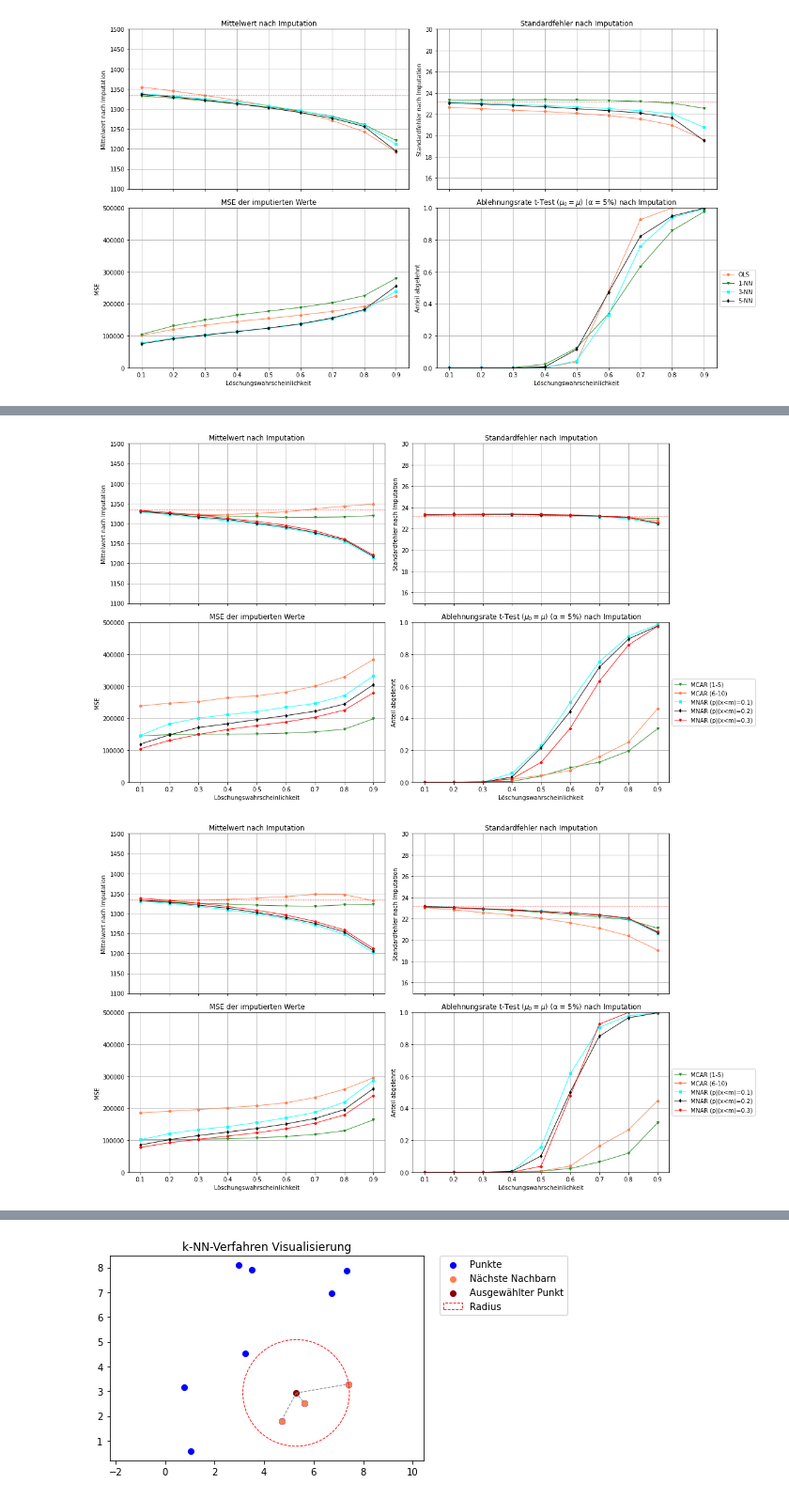
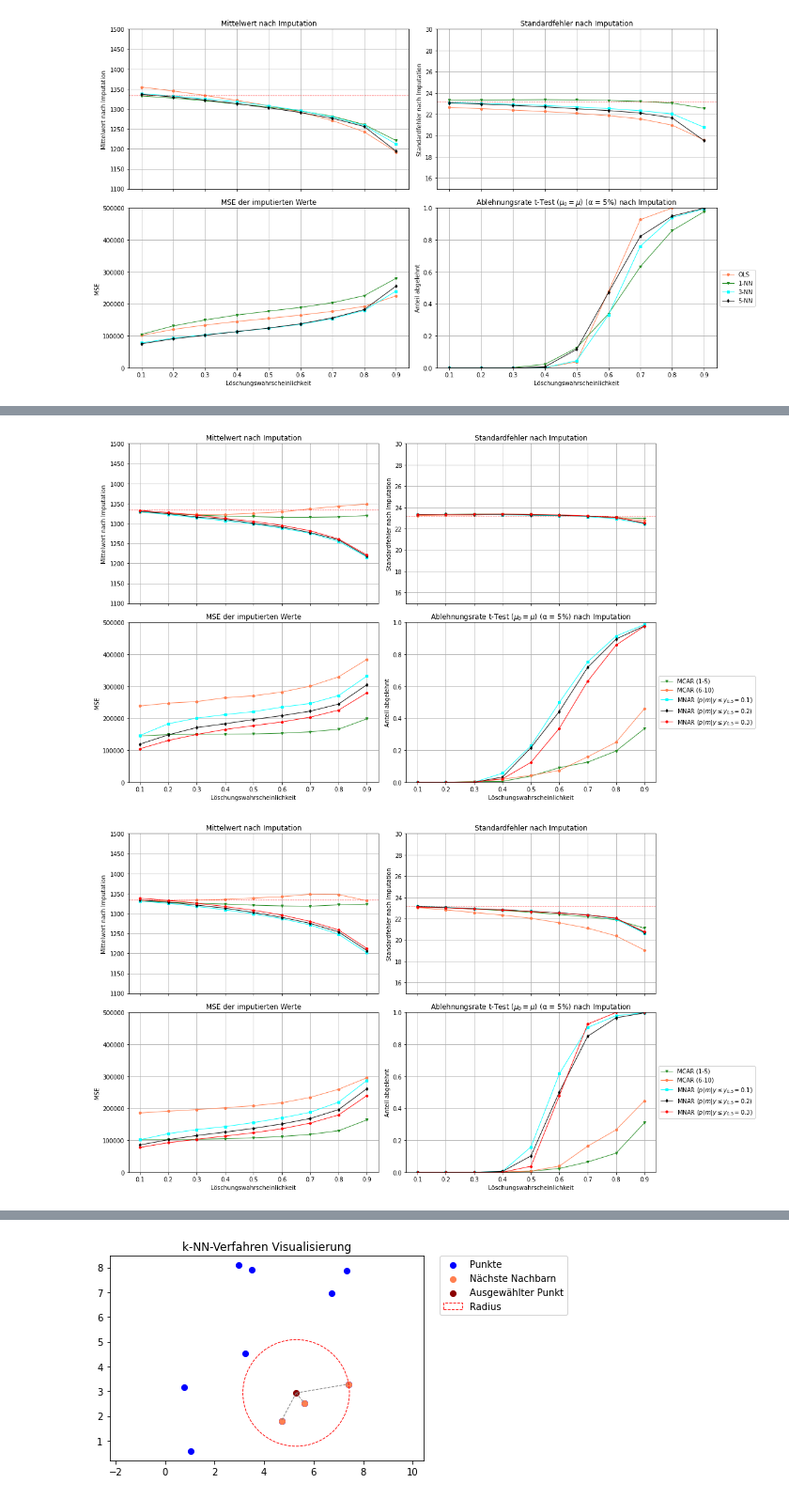
Before and after one commit to Zin9zan9/Stat_Seminar, a Jupyter notebook: Simulationen (neu)/Grafiken copy (24.03.).ipynb, the cells around one changed output, grey strips where cells are left out. Shown: that part at 94% size. Cells and saved outputs as stored; diff of their text form; code cells hidden in the pictures.

```diff
--- a/Simulationen (neu)/Grafiken copy (24.03.).ipynb
+++ b/Simulationen (neu)/Grafiken copy (24.03.).ipynb
@@ -232,9 +237,9 @@ ax1.grid(True); ax2.grid(True); ax3.grid(True); ax4.grid(True)
 # Plotting for the first plot
 ax1.plot(df_knn1_mean['chance'], df_knn1_mean['Mittelwert MCAR Std'], marker='v', color='forestgreen', linewidth=1, markersize=4, label='MCAR (1-5)')
 ax1.plot(df_knn1_mean['chance'], df_knn1_mean['Mittelwert MCAR'], marker='o', color='coral', linewidth=1, markersize=4, label='MCAR (6-10)')
-ax1.plot(df_knn1_mean['chance'], df_knn1_mean['Mittelwert MNAR 0.1'], marker='s', color='cyan', linewidth=1, markersize=4, label='MNAR (p|(x<m)=0.1)')
-ax1.plot(df_knn1_mean['chance'], df_knn1_mean['Mittelwert MNAR 0.2'], marker='d', color='black', linewidth=1, markersize=4, label='MNAR (p|(x<m)=0.2)')
-ax1.plot(df_knn1_mean['chance'], df_knn1_mean['Mittelwert MNAR 0.3'], marker='P', color='red', linewidth=1, markersize=4, label='MNAR (p|(x<m)=0.3)')
+ax1.plot(df_knn1_mean['chance'], df_knn1_mean['Mittelwert MNAR 0.1'], marker='s', color='cyan', linewidth=1, markersize=4, label='MNAR ($p(m|y\leq y_{0.5}=0.1$)')
+ax1.plot(df_knn1_mean['chance'], df_knn1_mean['Mittelwert MNAR 0.2'], marker='d', color='black', linewidth=1, markersize=4, label='MNAR ($p(m|y\leq y_{0.5}=0.2$)')
+ax1.plot(df_knn1_mean['chance'], df_knn1_mean['Mittelwert MNAR 0.3'], marker='P', color='red', linewidth=1, markersize=4, label='MNAR ($p(m|y\leq y_{0.5}=0.3$)')
 ax1.axhline(y=1333.96, color='red', linestyle='--', label='Population Mean', linewidth = 0.8)
 
 
@@ -248,9 +253,9 @@ ax1.set_title('Mittelwert nach Imputation')
 # Plotting for the third plot
 ax2.plot(df_knn1_SE['chance'], df_knn1_SE['SE MCAR Std'], marker='v', color='forestgreen', linewidth=1, markersize=4, label='MCAR (1-5)')
 ax2.plot(df_knn1_SE['chance'], df_knn1_SE['SE MCAR'], marker='o', color='coral', linewidth=1, markersize=4, label='MCAR (6-10)')
-ax2.plot(df_knn1_SE['chance'], df_knn1_SE['SE MNAR 0.1'], marker='s', color='cyan', linewidth=1, markersize=4, label='MNAR (p|(x<m)=0.1)')
-ax2.plot(df_knn1_SE['chance'], df_knn1_SE['SE MNAR 0.2'], marker='d', color='black', linewidth=1, markersize=4, label='MNAR (p|(x<m)=0.2)')
-ax2.plot(df_knn1_SE['chance'], df_knn1_SE['SE MNAR 0.3'], marker='P', color='red', linewidth=1, markersize=4, label='MNAR (p|(x<m)=0.3)')
+ax2.plot(df_knn1_SE['chance'], df_knn1_SE['SE MNAR 0.1'], marker='s', color='cyan', linewidth=1, markersize=4, label='MNAR ($p(m|y\leq y_{0.5}=0.1$)')
+ax2.plot(df_knn1_SE['chance'], df_knn1_SE['SE MNAR 0.2'], marker='d', color='black', linewidth=1, markersize=4, label='MNAR ($p(m|y\leq y_{0.5}=0.2$)')
+ax2.plot(df_knn1_SE['chance'], df_knn1_SE['SE MNAR 0.3'], marker='P', color='red', linewidth=1, markersize=4, label='MNAR ($p(m|y\leq y_{0.5}=0.3$)')
 ax2.axhline(y=23.23, color='red', linestyle='--', label='Population SE', linewidth = 0.8)
 
 
@@ -265,9 +270,9 @@ ax2.set_ylabel('Standardfehler nach Imputation')
 # Plotting for the second plot
 ax3.plot(df_knn1_SE['chance'], df_knn1_MSE['MSE MCAR Std'], marker='v', color='forestgreen', linewidth=1, markersize=4, label='MCAR (1-5)')
 ax3.plot(df_knn1_SE['chance'], df_knn1_MSE['MSE MCAR'], marker='o', color='coral', linewidth=1, markersize=4, label='MCAR (6-10)')
-ax3.plot(df_knn1_SE['chance'], df_knn1_MSE['MSE MNAR 0.1'], marker='s', color='cyan', linewidth=1, markersize=4, label='MNAR (p|(x<m)=0.1)')
-ax3.plot(df_knn1_SE['chance'], df_knn1_MSE['MSE MNAR 0.2'], marker='d', color='black', linewidth=1, markersize=4, label='MNAR (p|(x<m)=0.2)')
-ax3.plot(df_knn1_SE['chance'], df_knn1_MSE['MSE MNAR 0.3'], marker='P', color='red', linewidth=1, markersize=4, label='MNAR (p|(x<m)=0.3)')
+ax3.plot(df_knn1_SE['chance'], df_knn1_MSE['MSE MNAR 0.1'], marker='s', color='cyan', linewidth=1, markersize=4, label='MNAR ($p(m|y\leq y_{0.5}=0.1$)')
+ax3.plot(df_knn1_SE['chance'], df_knn1_MSE['MSE MNAR 0.2'], marker='d', color='black', linewidth=1, markersize=4, label='MNAR ($p(m|y\leq y_{0.5}=0.2$)')
+ax3.plot(df_knn1_SE['chance'], df_knn1_MSE['MSE MNAR 0.3'], marker='P', color='red', linewidth=1, markersize=4, label='MNAR ($p(m|y\leq y_{0.5}=0.3$)')
 
 ax3.set_ylim(0, 500000)
 
@@ -281,9 +286,9 @@ ax3.set_ylabel('MSE')
 # Plotting for the fourth plot
 ax4.plot(df_knn1_MSE['chance'], 1- df_knn1_alpha['Alpha MCAR Std'], marker='v', color='forestgreen', linewidth=1, markersize=4, label='MCAR (1-5)')
 ax4.plot(df_knn1_MSE['chance'], 1- df_knn1_alpha['Alpha MCAR'], marker='o', color='coral', linewidth=1, markersize=4, label='MCAR (6-10)')
-ax4.plot(df_knn1_MSE['chance'], 1- df_knn1_alpha['Alpha MNAR 0.1'], marker='s', color='cyan', linewidth=1, markersize=4, label='MNAR (p|(x<m)=0.1)')
-ax4.plot(df_knn1_MSE['chance'], 1- df_knn1_alpha['Alpha MNAR 0.2'], marker='d', color='black', linewidth=1, markersize=4, label='MNAR (p|(x<m)=0.2)')
-ax4.plot(df_knn1_MSE['chance'], 1- df_knn1_alpha['Alpha MNAR 0.3'], marker='P', color='red', linewidth=1, markersize=4, label='MNAR (p|(x<m)=0.3)')
+ax4.plot(df_knn1_MSE['chance'], 1- df_knn1_alpha['Alpha MNAR 0.1'], marker='s', color='cyan', linewidth=1, markersize=4, label='MNAR ($p(m|y\leq y_{0.5}=0.1$)')
+ax4.plot(df_knn1_MSE['chance'], 1- df_knn1_alpha['Alpha MNAR 0.2'], marker='d', color='black', linewidth=1, markersize=4, label='MNAR ($p(m|y\leq y_{0.5}=0.2$)')
+ax4.plot(df_knn1_MSE['chance'], 1- df_knn1_alpha['Alpha MNAR 0.3'], marker='P', color='red', linewidth=1, markersize=4, label='MNAR ($p(m|y\leq y_{0.5}=0.3$)')
 
 ax4.set_ylim(0, 1)
 
@@ -300,7 +305,7 @@ plt.tight_layout()
 plt.savefig('1NN-Auswertung (neu).pdf')
 plt.show()
 # %% [output]
-[figure, old version]
+[figure, new version]
 # %%
 # Create a subplot with shared X-axis
 fig, axs = plt.subplots(2, 2, sharex=True, figsize=(16, 9))
@@ -310,9 +315,9 @@ ax1.grid(True); ax2.grid(True); ax3.grid(True); ax4.grid(True)
 # Plotting for the first plot
 ax1.plot(df_knn3_mean['chance'], df_knn3_mean['Mittelwert MCAR Std'], marker='v', color='forestgreen', linewidth=1, markersize=4, label='MCAR (1-5)')
 ax1.plot(df_knn3_mean['chance'], df_knn3_mean['Mittelwert MCAR'], marker='o', color='coral', linewidth=1, markersize=4, label='MCAR (6-10)')
-ax1.plot(df_knn3_mean['chance'], df_knn3_mean['Mittelwert MNAR 0.1'], marker='s', color='cyan', linewidth=1, markersize=4, label='MNAR (p|(x<m)=0.1)')
-ax1.plot(df_knn3_mean['chance'], df_knn3_mean['Mittelwert MNAR 0.2'], marker='d', color='black', linewidth=1, markersize=4, label='MNAR (p|(x<m)=0.2)')
-ax1.plot(df_knn3_mean['chance'], df_knn3_mean['Mittelwert MNAR 0.3'], marker='P', color='red', linewidth=1, markersize=4, label='MNAR (p|(x<m)=0.3)')
+ax1.plot(df_knn3_mean['chance'], df_knn3_mean['Mittelwert MNAR 0.1'], marker='s', color='cyan', linewidth=1, markersize=4, label='MNAR ($p(m|y\leq y_{0.5}=0.1$)')
+ax1.plot(df_knn3_mean['chance'], df_knn3_mean['Mittelwert MNAR 0.2'], marker='d', color='black', linewidth=1, markersize=4, label='MNAR ($p(m|y\leq y_{0.5}=0.2$)')
+ax1.plot(df_knn3_mean['chance'], df_knn3_mean['Mittelwert MNAR 0.3'], marker='P', color='red', linewidth=1, markersize=4, label='MNAR ($p(m|y\leq y_{0.5}=0.3$)')
 ax1.axhline(y=1333.96, color='red', linestyle='--', label='Population Mean', linewidth = 0.8)
 
 
@@ -326,9 +331,9 @@ ax1.set_title('Mittelwert nach Imputation')
 # Plotting for the third plot
 ax2.plot(df_knn3_SE['chance'], df_knn3_SE['SE MCAR Std'], marker='v', color='forestgreen', linewidth=1, markersize=4, label='MCAR (1-5)')
 ax2.plot(df_knn3_SE['chance'], df_knn3_SE['SE MCAR'], marker='o', color='coral', linewidth=1, markersize=4, label='MCAR (6-10)')
-ax2.plot(df_knn3_SE['chance'], df_knn3_SE['SE MNAR 0.1'], marker='s', color='cyan', linewidth=1, markersize=4, label='MNAR (p|(x<m)=0.1)')
-ax2.plot(df_knn3_SE['chance'], df_knn3_SE['SE MNAR 0.2'], marker='d', color='black', linewidth=1, markersize=4, label='MNAR (p|(x<m)=0.2)')
-ax2.plot(df_knn3_SE['chance'], df_knn3_SE['SE MNAR 0.3'], marker='P', color='red', linewidth=1, markersize=4, label='MNAR (p|(x<m)=0.3)')
+ax2.plot(df_knn3_SE['chance'], df_knn3_SE['SE MNAR 0.1'], marker='s', color='cyan', linewidth=1, markersize=4, label='MNAR ($p(m|y\leq y_{0.5}=0.1$)')
+ax2.plot(df_knn3_SE['chance'], df_knn3_SE['SE MNAR 0.2'], marker='d', color='black', linewidth=1, markersize=4, label='MNAR ($p(m|y\leq y_{0.5}=0.2$)')
+ax2.plot(df_knn3_SE['chance'], df_knn3_SE['SE MNAR 0.3'], marker='P', color='red', linewidth=1, markersize=4, label='MNAR ($p(m|y\leq y_{0.5}=0.3$)')
 ax2.axhline(y=23.23, color='red', linestyle='--', label='Population SE', linewidth = 0.8)
 
 
@@ -343,42 +348,42 @@ ax2.set_ylabel('Standardfehler nach Imputation')
 # Plotting for the second plot
 ax3.plot(df_knn3_SE['chance'], df_knn3_MSE['MSE MCAR Std'], marker='v', color='forestgreen', linewidth=1, markersize=4, label='MCAR (1-5)')
 ax3.plot(df_knn3_SE['chance'], df_knn3_MSE['MSE MCAR'], marker='o', color='coral', linewidth=1, markersize=4, label='MCAR (6-10)')
-ax3.plot(df_knn3_SE['chance'], df_knn3_MSE['MSE MNAR 0.1'], marker='s', color='cyan', linewidth=1, markersize=4, label='MNAR (p|(x<m)=0.1)')
-ax3.plot(df_knn3_SE['chance'], df_knn3_MSE['MSE MNAR 0.2'], marker='d', color='black', linewidth=1, markersize=4, label='MNAR (p|(x<m)=0.2)')
-ax3.plot(df_knn3_SE['chance'], df_knn3_MSE['MSE MNAR 0.3'], marker='P', color='red', linewidth=1, markersize=4, label='MNAR (p|(x<m)=0.3)')
+ax3.plot(df_knn3_SE['chance'], df_knn3_MSE['MSE MNAR 0.1'], marker='s', color='cyan', linewidth=1, markersize=4, label='MNAR ($p(m|y\leq y_{0.5}=0.1$)')
+ax3.plot(df_knn3_SE['chance'], df_knn3_MSE['MSE MNAR 0.2'], marker='d', color='black', linewidth=1, markersize=4, label='MNAR ($p(m|y\leq y_{0.5}=0.2$)')
+ax3.plot(df_knn3_SE['chance'], df_knn3_MSE['MSE MNAR 0.3'], marker='P', color='red', linewidth=1, markersize=4, label='MNAR ($p(m|y\leq y_{0.5}=0.3$)')
 
 ax3.set_ylim(0, 500000)
 
 # Use a light theme for the second plot
 ax3.set_title('MSE der imputierten Werte')
 ax3.set_xlabel('Löschungswahrscheinlichkeit')
 ax3.set_ylabel('MSE')
 #ax3.legend(loc='center left', bbox_to_anchor=(1, 0.5))
 
 
 # Plotting for the fourth plot
 ax4.plot(df_knn3_MSE['chance'], 1-df_knn3_alpha['Alpha MCAR Std'], marker='v', color='forestgreen', linewidth=1, markersize=4, label='MCAR (1-5)')
 ax4.plot(df_knn3_MSE['chance'], 1-df_knn3_alpha['Alpha MCAR'], marker='o', color='coral', linewidth=1, markersize=4, label='MCAR (6-10)')
-ax4.plot(df_knn3_MSE['chance'], 1-df_knn3_alpha['Alpha MNAR 0.1'], marker='s', color='cyan', linewidth=1, markersize=4, label='MNAR (p|(x<m)=0.1)')
-ax4.plot(df_knn3_MSE['chance'], 1-df_knn3_alpha['Alpha MNAR 0.2'], marker='d', color='black', linewidth=1, markersize=4, label='MNAR (p|(x<m)=0.2)')
-ax4.plot(df_knn3_MSE['chance'], 1-df_knn3_alpha['Alpha MNAR 0.3'], marker='P', color='red', linewidth=1, markersize=4, label='MNAR (p|(x<m)=0.3)')
+ax4.plot(df_knn3_MSE['chance'], 1-df_knn3_alpha['Alpha MNAR 0.1'], marker='s', color='cyan', linewidth=1, markersize=4, label='MNAR ($p(m|y\leq y_{0.5}=0.1$)')
+ax4.plot(df_knn3_MSE['chance'], 1-df_knn3_alpha['Alpha MNAR 0.2'], marker='d', color='black', linewidth=1, markersize=4, label='MNAR ($p(m|y\leq y_{0.5}=0.2$)')
+ax4.plot(df_knn3_MSE['chance'], 1-df_knn3_alpha['Alpha MNAR 0.3'], marker='P', color='red', linewidth=1, markersize=4, label='MNAR ($p(m|y\leq y_{0.5}=0.3$)')
 
 ax4.set_ylim(0, 1)
 
 # Use a light theme for the second plot
 ax4.set_title('Ablehnungsrate t-Test ($\mu_0 = \mu$) (\u03B1 = 5%) nach Imputation')
 ax4.set_xlabel('Löschungswahrscheinlichkeit')
 ax4.set_ylabel('Anteil abgelehnt')
 ax4.legend(loc='center left', bbox_to_anchor=(1, 0.5))
 
 # Add underglow
 # mplcyberpunk.add_underglow(ax4)
 
 plt.tight_layout()
 plt.savefig('3NN-Auswertung (neu).pdf')
 plt.show()
 # %% [output]
-[figure, old version]
+[figure, new version]
 # %%
 # Create a subplot with shared X-axis
 fig, axs = plt.subplots(2, 2, sharex=True, figsize=(16, 9))
```
Also changed, not shown: parts of 4 cells of this notebook, 4 other files.
